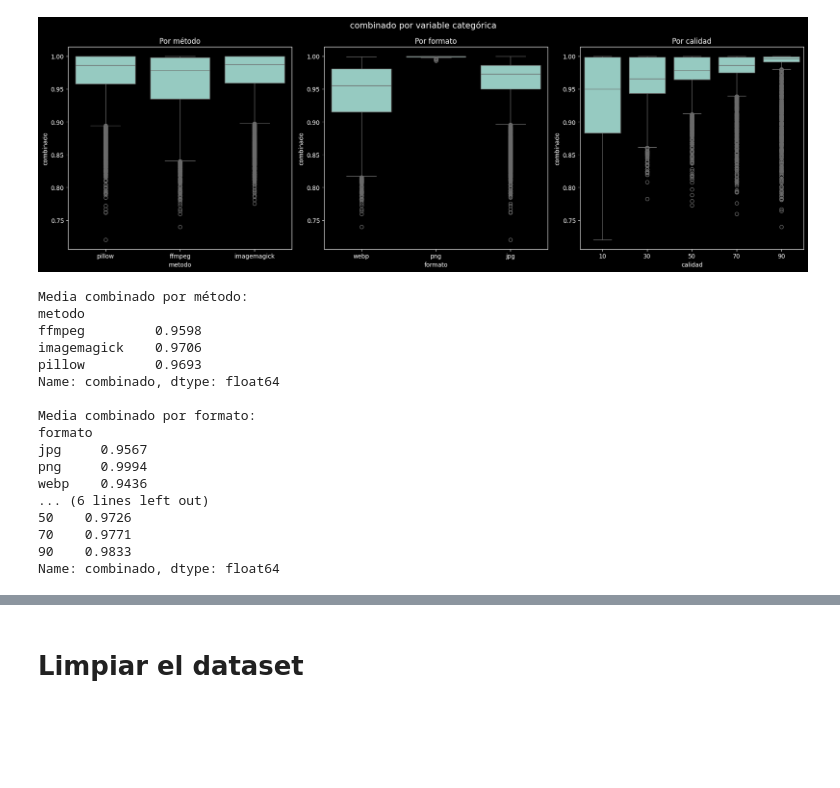
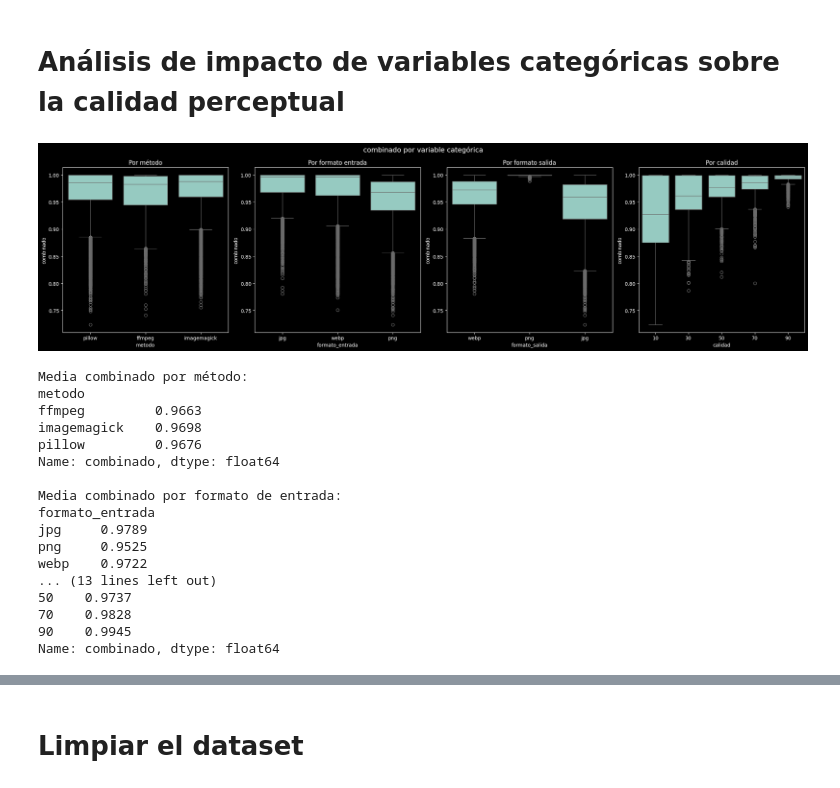
Before and after one commit to Santiago2004tt/Trabajo_Grado, a Jupyter notebook: limpiar_dataset.ipynb, the cells around one changed output, grey strips where cells are left out. Drawn from its saved outputs; the diff is of its cells as text; code cells hidden in the pictures; blank space fills up the shorter version.

```diff
--- a/limpiar_dataset.ipynb
+++ b/limpiar_dataset.ipynb
@@ -122,48 +220,52 @@ plt.show()
+# %% [markdown]
+# Análisis de impacto de variables categóricas sobre la calidad perceptual
 # %%
-fig, axes = plt.subplots(1, 3, figsize=(18, 6))
+fig, axes = plt.subplots(1, 4, figsize=(22, 6))
 fig.suptitle("combinado por variable categórica", fontsize=14)
 
-# Por método
-sns.boxplot(data=df, x="metodo", y="combinado", ax=axes[0])
+sns.boxplot(data=df, x="metodo",          y="combinado", ax=axes[0])
 axes[0].set_title("Por método")
 
-# Por formato
-sns.boxplot(data=df, x="formato", y="combinado", ax=axes[1])
-axes[1].set_title("Por formato")
+sns.boxplot(data=df, x="formato_entrada", y="combinado", ax=axes[1])
+axes[1].set_title("Por formato entrada")
 
-# Por calidad
-sns.boxplot(data=df, x="calidad", y="combinado", ax=axes[2])
-axes[2].set_title("Por calidad")
+sns.boxplot(data=df, x="formato_salida",  y="combinado", ax=axes[2])
+axes[2].set_title("Por formato salida")
+
+sns.boxplot(data=df, x="calidad",         y="combinado", ax=axes[3])
+axes[3].set_title("Por calidad")
 
 plt.tight_layout()
 plt.show()
 
-# Medias por grupo
 print("\nMedia combinado por método:")
 print(df.groupby("metodo")["combinado"].mean().round(4))
 
-print("\nMedia combinado por formato:")
-print(df.groupby("formato")["combinado"].mean().round(4))
+print("\nMedia combinado por formato de entrada:")
+print(df.groupby("formato_entrada")["combinado"].mean().round(4))
+
+print("\nMedia combinado por formato de salida:")
+print(df.groupby("formato_salida")["combinado"].mean().round(4))
 
 print("\nMedia combinado por calidad:")
 print(df.groupby("calidad")["combinado"].mean().round(4))
 # %% [output]
-[figure, old version]
+[figure, new version]
 Media combinado por método:
 metodo
-ffmpeg         0.9598
-imagemagick    0.9706
-pillow         0.9693
+ffmpeg         0.9663
+imagemagick    0.9698
+pillow         0.9676
 Name: combinado, dtype: float64
 
-Media combinado por formato:
-formato
-jpg     0.9567
-png     0.9994
-webp    0.9436
-... (6 lines left out)
-50    0.9726
-70    0.9771
-90    0.9833
+Media combinado por formato de entrada:
+formato_entrada
+jpg     0.9789
+png     0.9525
+webp    0.9722
+... (13 lines left out)
+50    0.9737
+70    0.9828
+90    0.9945
 Name: combinado, dtype: float64
 # %% [markdown]
```
Also changed, not shown: parts of 72 cells of this notebook, 5 other files.
